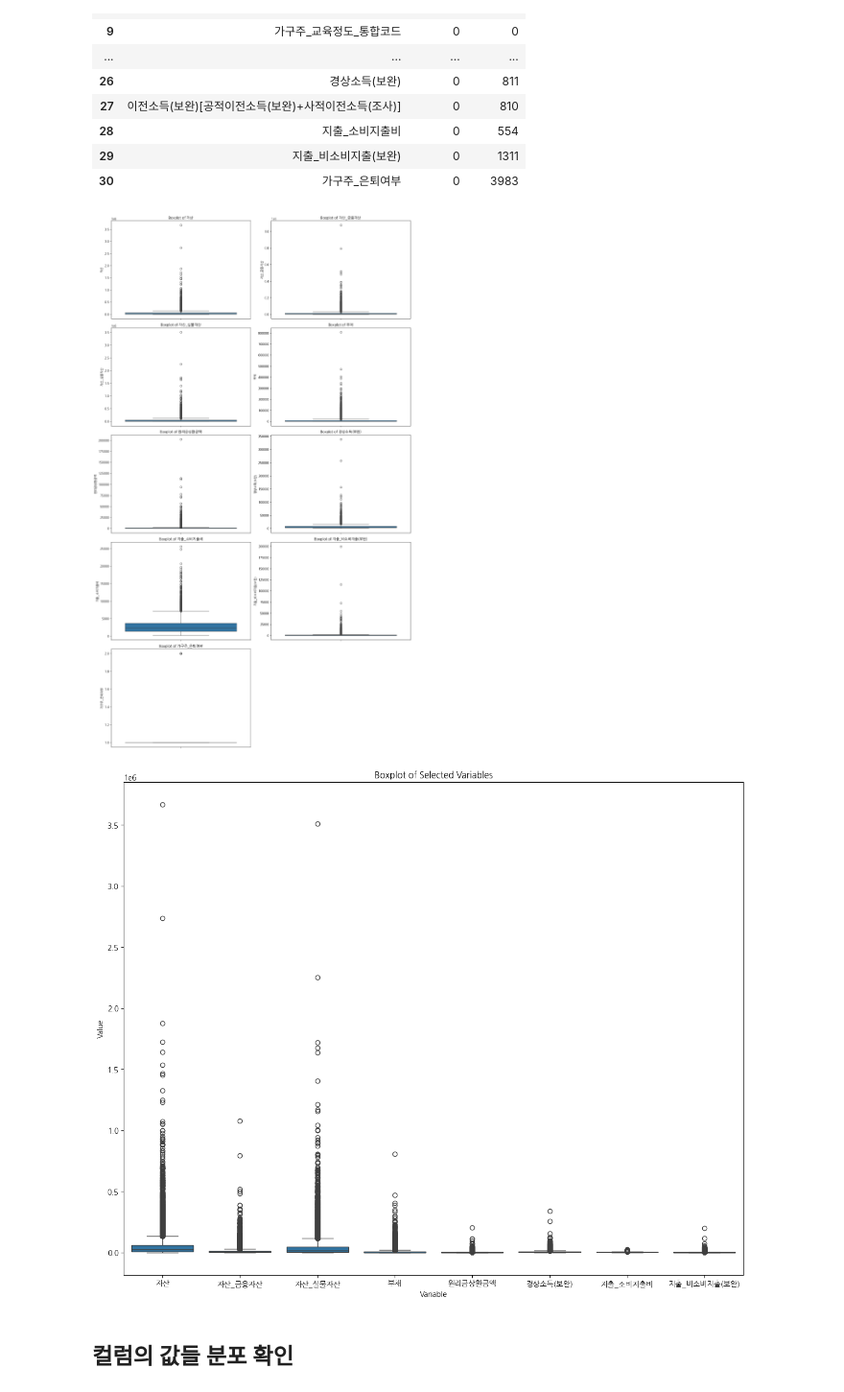
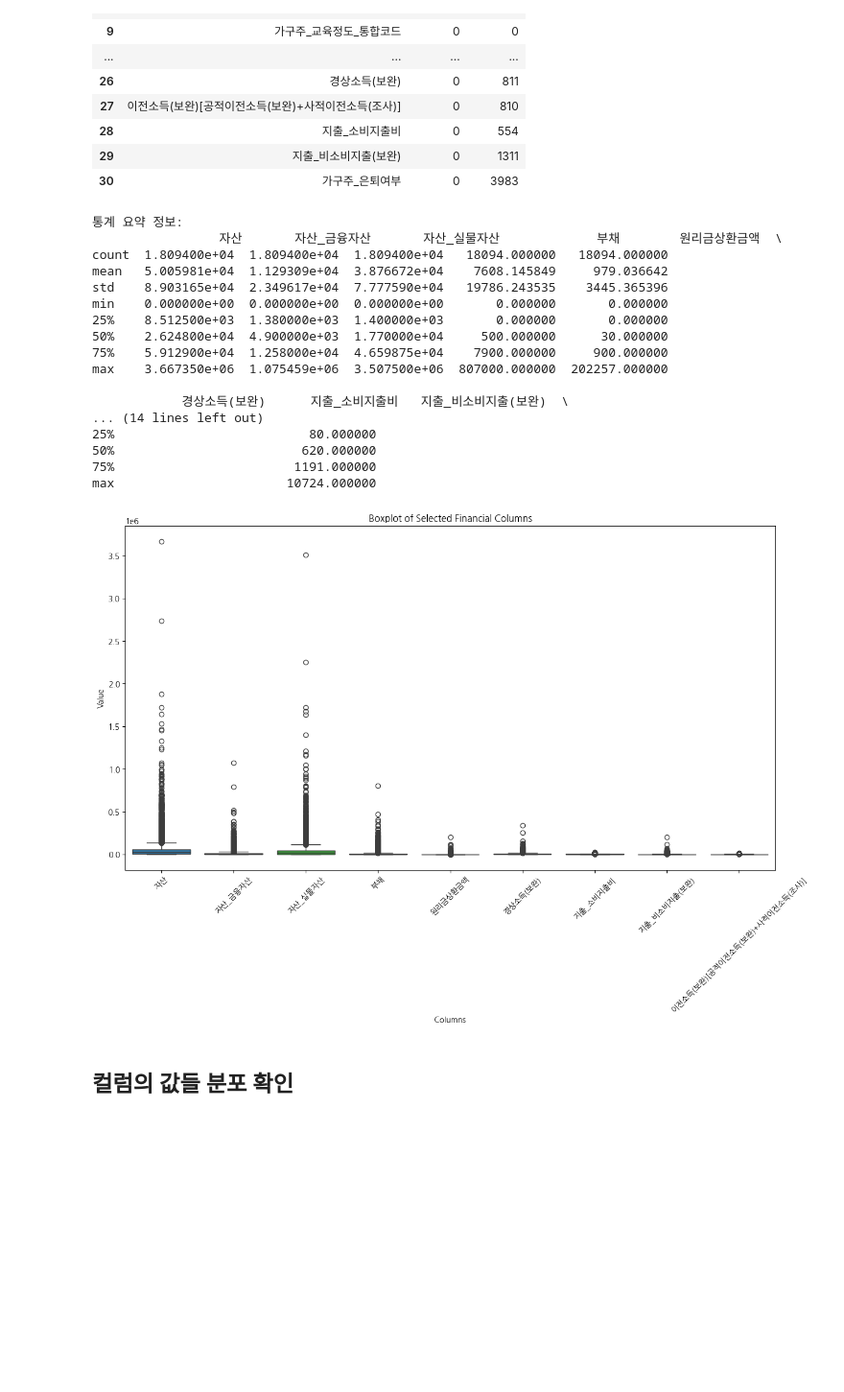
Before and after one commit to seonae0223/mid_project, a Jupyter notebook: 소득_분위_결정_요인_분석_및_예측.ipynb, the cells around one changed output. Shown at 96% size. Saved outputs shown, nothing was run; the diff lists cells and outputs as text; code cells hidden in the pictures; blank space fills up the shorter version.

```diff
--- a/소득_분위_결정_요인_분석_및_예측.ipynb
+++ b/소득_분위_결정_요인_분석_및_예측.ipynb
@@ -182,48 +182,47 @@ summary_df
 | 28 | 지출_소비지출비 | 0 | 554 |
 | 29 | 지출_비소비지출(보완) | 0 | 1311 |
 | 30 | 가구주_은퇴여부 | 0 | 3983 |
-# %%
-import matplotlib.pyplot as plt
-import seaborn as sns
-
-# 출력할 컬럼들 리스트
-columns_to_plot = ['자산', '자산_금융자산', '자산_실물자산', '부채', '원리금상환금액', '경상소득(보완)',
-                    '지출_소비지출비', '지출_비소비지출(보완)', '가구주_은퇴여부']  # 원하는 컬럼 이름들로 변경
-
-# 컬럼 수에 따라 행과 열 설정 (한 행에 3개의 그래프)
-num_columns = 2  # 한 행에 3개의 그래프를 배치
-num_rows = (len(columns_to_plot) + num_columns - 1) // num_columns  # 필요한 행의 개수 계산
-
-plt.figure(figsize=(15, 5 * num_rows))  # 전체 그래프의 크기 설정
-
-# 각 컬럼에 대해 boxplot 그리기
-for i, column in enumerate(columns_to_plot, 1):
-    plt.subplot(num_rows, num_columns, i)
-    sns.boxplot(data=df_income, y=column)
-    plt.title(f'Boxplot of {column}')
-
-# 그래프 간 간격 자동 조정
-plt.tight_layout()
-
-# 그래프 출력
-plt.show()
-# %% [output]
-[figure, removed]
 # %%
+import pandas as pd
+import matplotlib.pyplot as plt
 import seaborn as sns
-import matplotlib.pyplot as plt
 
-# 분석할 주요 변수 목록
-columns_to_plot = ['자산', '자산_금융자산', '자산_실물자산', '부채', '원리금상환금액', '경상소득(보완)', '지출_소비지출비', '지출_비소비지출(보완)']
+# 분석할 컬럼들 리스트
+columns_to_plot = ['자산', '자산_금융자산', '자산_실물자산', '부채', '원리금상환금액', '경상소득(보완)', '지출_소비지출비',
+                   '지출_비소비지출(보완)', '이전소득(보완)[공적이전소득(보완)+사적이전소득(조사)]']
 
-# 박스플롯을 이용해 이상치 시각화
-plt.figure(figsize=(15, 12))
-df_melted = df_income[columns_to_plot].melt(var_name='Variable', value_name='Value')
-sns.boxplot(x='Variable', y='Value', data=df_melted)
-plt.title('Boxplot of Selected Variables')
+# 컬럼별 통계 요약 정보 출력
+stats_summaries = df_income[columns_to_plot].describe()
+print("통계 요약 정보:")
+print(stats_summaries)
+
+# boxplot 그리기
+plt.figure(figsize=(15, 8))
+sns.boxplot(data=df_income[columns_to_plot])
+plt.title('Boxplot of Selected Financial Columns')
+plt.xlabel('Columns')
+plt.ylabel('Value')
+plt.xticks(rotation=45)  # X축 레이블 회전
 plt.show()
 # %% [output]
+통계 요약 정보:
+                 자산       자산_금융자산       자산_실물자산             부채        원리금상환금액  \
+count  1.809400e+04  1.809400e+04  1.809400e+04   18094.000000   18094.000000
+mean   5.005981e+04  1.129309e+04  3.876672e+04    7608.145849     979.036642
+std    8.903165e+04  2.349617e+04  7.777590e+04   19786.243535    3445.365396
+min    0.000000e+00  0.000000e+00  0.000000e+00       0.000000       0.000000
+25%    8.512500e+03  1.380000e+03  1.400000e+03       0.000000       0.000000
+50%    2.624800e+04  4.900000e+03  1.770000e+04     500.000000      30.000000
+75%    5.912900e+04  1.258000e+04  4.659875e+04    7900.000000     900.000000
+max    3.667350e+06  1.075459e+06  3.507500e+06  807000.000000  202257.000000
+
+            경상소득(보완)      지출_소비지출비   지출_비소비지출(보완)  \
+... (14 lines left out)
+25%                          80.000000
+50%                         620.000000
+75%                        1191.000000
+max                       10724.000000
-[figure, old version]
+[figure, new version]
 # %% [markdown]
 ## 컬럼의 값들 분포 확인
 # %% [markdown]
```
Also changed, not shown: parts of 7 cells of this notebook.
